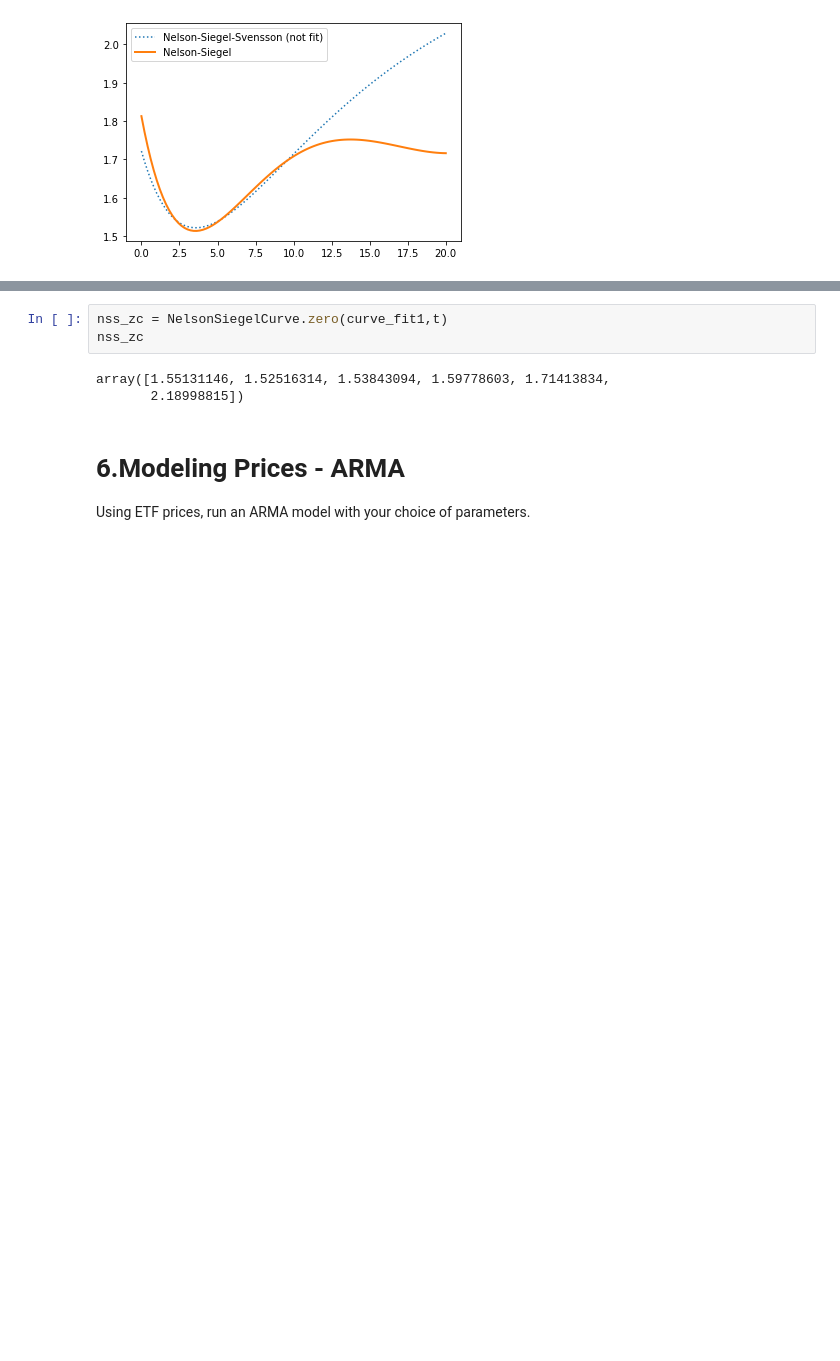
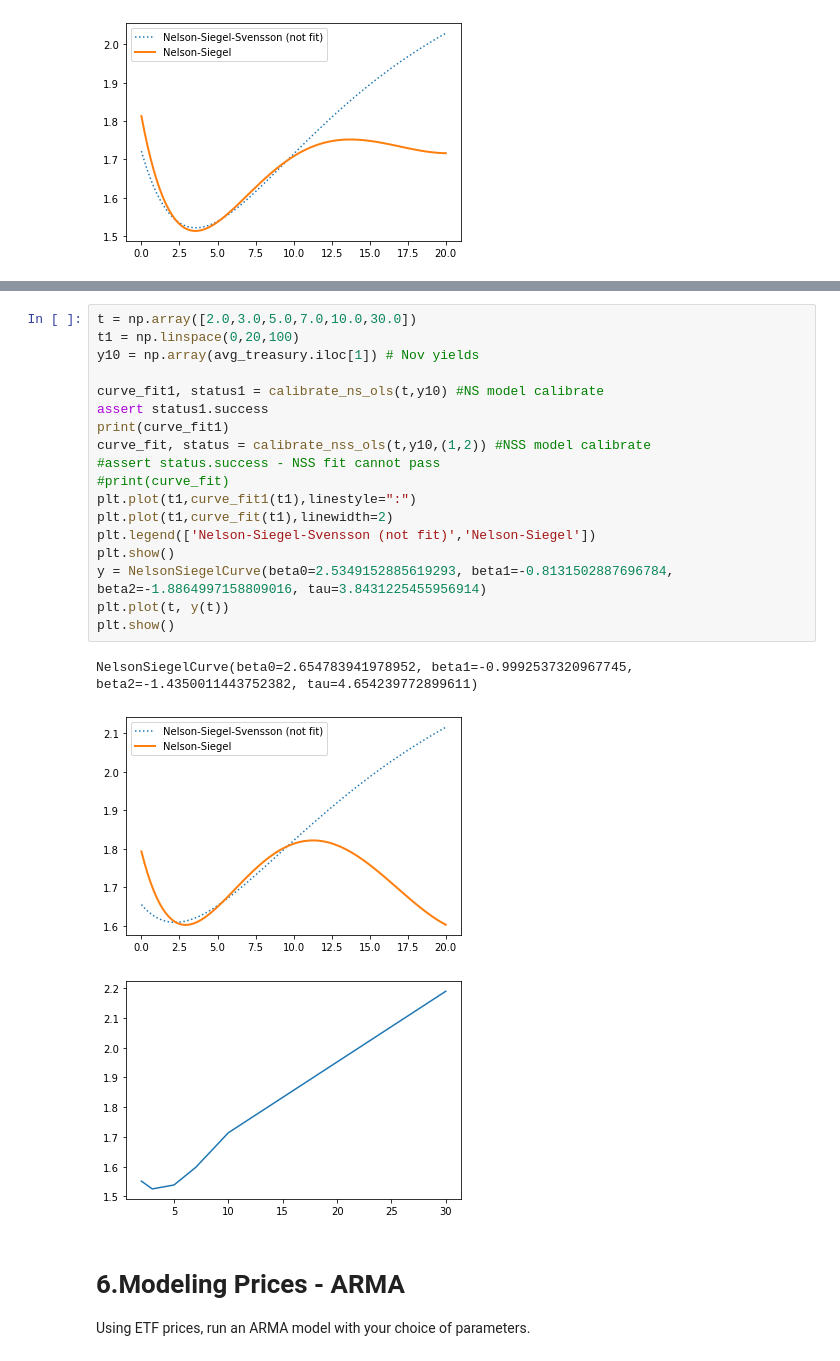
Before and after one commit to steveding1/100lines_100days_learning_R, a Jupyter notebook: MScFE_610_ECON_GWP_1.ipynb, the cells around one changed output, grey strips where cells are left out. Saved outputs shown, nothing was run; the diff lists cells and outputs as text; blank space fills up the shorter version.

```diff
--- a/MScFE_610_ECON_GWP_1.ipynb
+++ b/MScFE_610_ECON_GWP_1.ipynb
@@ -239,12 +238,28 @@ plt.plot(t, y(t))
 # %% [output]
 [<matplotlib.lines.Line2D at 0x...>]
 [figure]
-# %%
-nss_zc = NelsonSiegelCurve.zero(curve_fit1,t)
-nss_zc
-# %% [output]
-array([1.55131146, 1.52516314, 1.53843094, 1.59778603, 1.71413834,
-       2.18998815])
+# %%
+t = np.array([2.0,3.0,5.0,7.0,10.0,30.0])
+t1 = np.linspace(0,20,100)
+y10 = np.array(avg_treasury.iloc[1]) # Nov yields
+
+curve_fit1, status1 = calibrate_ns_ols(t,y10) #NS model calibrate
+assert status1.success
+print(curve_fit1)
+curve_fit, status = calibrate_nss_ols(t,y10,(1,2)) #NSS model calibrate
+#assert status.success - NSS fit cannot pass
+#print(curve_fit)
+plt.plot(t1,curve_fit1(t1),linestyle=":")
+plt.plot(t1,curve_fit(t1),linewidth=2)
+plt.legend(['Nelson-Siegel-Svensson (not fit)','Nelson-Siegel'])
+plt.show()
+y = NelsonSiegelCurve(beta0=2.5349152885619293, beta1=-0.8131502887696784, beta2=-1.8864997158809016, tau=3.8431225455956914)
+plt.plot(t, y(t))
+plt.show()
+# %% [output]
+NelsonSiegelCurve(beta0=2.654783941978952, beta1=-0.9992537320967745, beta2=-1.4350011443752382, tau=4.654239772899611)
+[figure, added]
+[figure, added]
 # %% [markdown]
 # 6.Modeling Prices - ARMA
 
```
Also changed, not shown: parts of 7 cells of this notebook.
